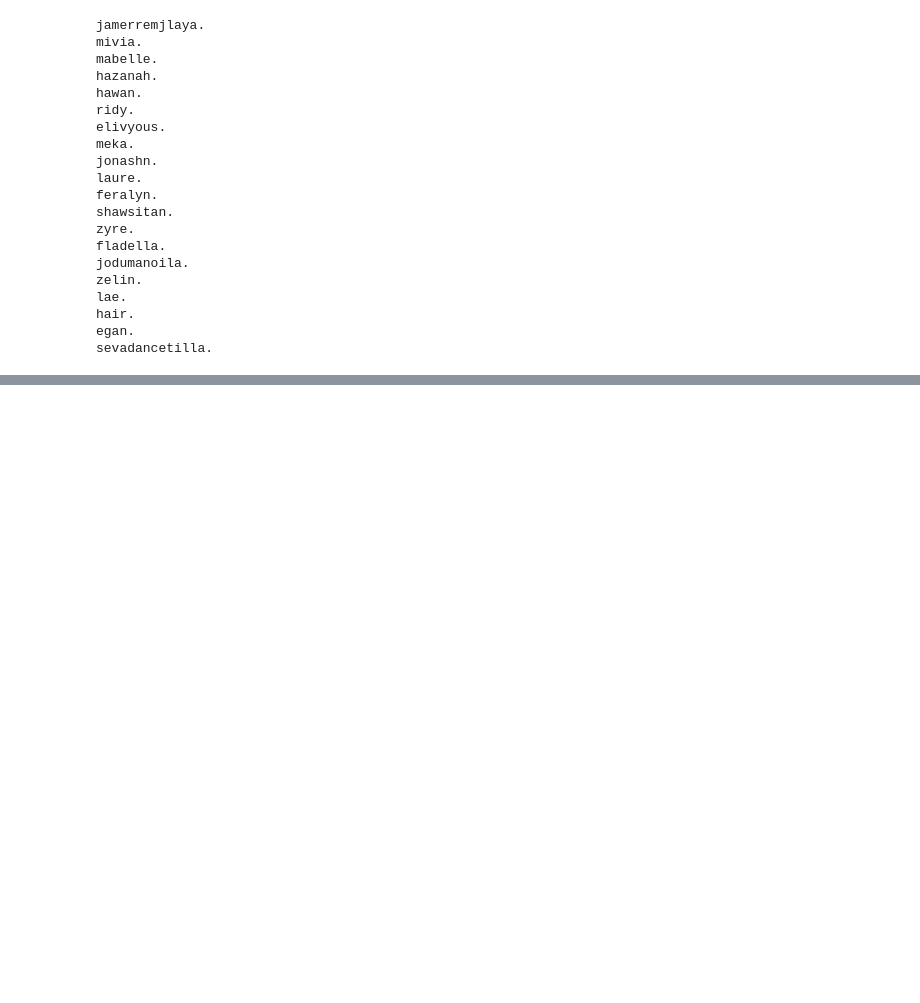
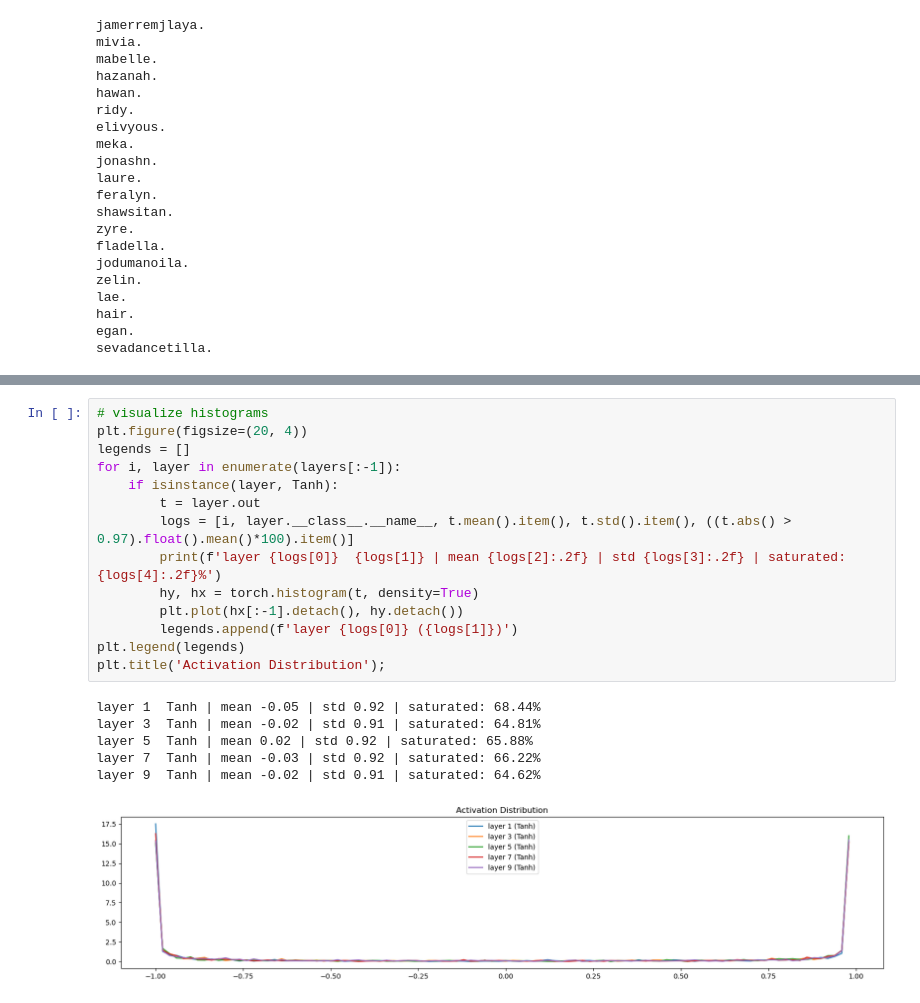
Before and after one commit to yarchickkk/makemore, a Jupyter notebook: mlp2.ipynb, the cells around one changed output, grey strips where cells are left out. Saved outputs shown, nothing was run; the diff lists cells and outputs as text; blank space fills up the shorter version.

Commit message:
Started plotting histograms.

```diff
--- a/mlp2.ipynb
+++ b/mlp2.ipynb
@@ -247,0 +372,21 @@ sevadancetilla.
+# %%
+# visualize histograms
+plt.figure(figsize=(20, 4))
+legends = []
+for i, layer in enumerate(layers[:-1]):
+    if isinstance(layer, Tanh):
+        t = layer.out
+        logs = [i, layer.__class__.__name__, t.mean().item(), t.std().item(), ((t.abs() > 0.97).float().mean()*100).item()]
+        print(f'layer {logs[0]}  {logs[1]} | mean {logs[2]:.2f} | std {logs[3]:.2f} | saturated: {logs[4]:.2f}%')
+        hy, hx = torch.histogram(t, density=True)
+        plt.plot(hx[:-1].detach(), hy.detach())
+        legends.append(f'layer {logs[0]} ({logs[1]})')
+plt.legend(legends)
+plt.title('Activation Distribution');
+# %% [output]
+layer 1  Tanh | mean -0.05 | std 0.92 | saturated: 68.44%
+layer 3  Tanh | mean -0.02 | std 0.91 | saturated: 64.81%
+layer 5  Tanh | mean 0.02 | std 0.92 | saturated: 65.88%
+layer 7  Tanh | mean -0.03 | std 0.92 | saturated: 66.22%
+layer 9  Tanh | mean -0.02 | std 0.91 | saturated: 64.62%
+[figure, added]
```
Also changed, not shown: parts of 3 cells of this notebook.
